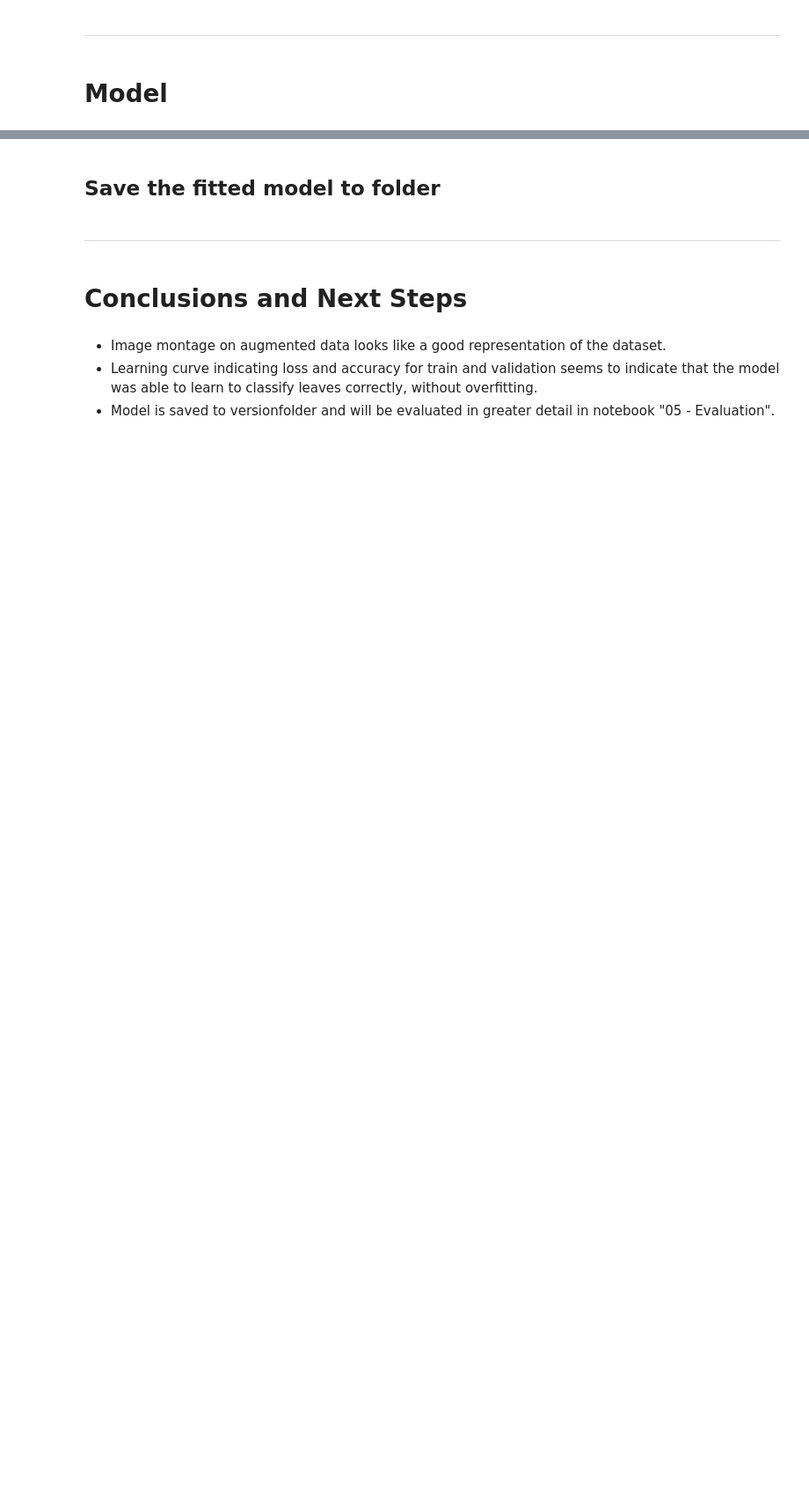
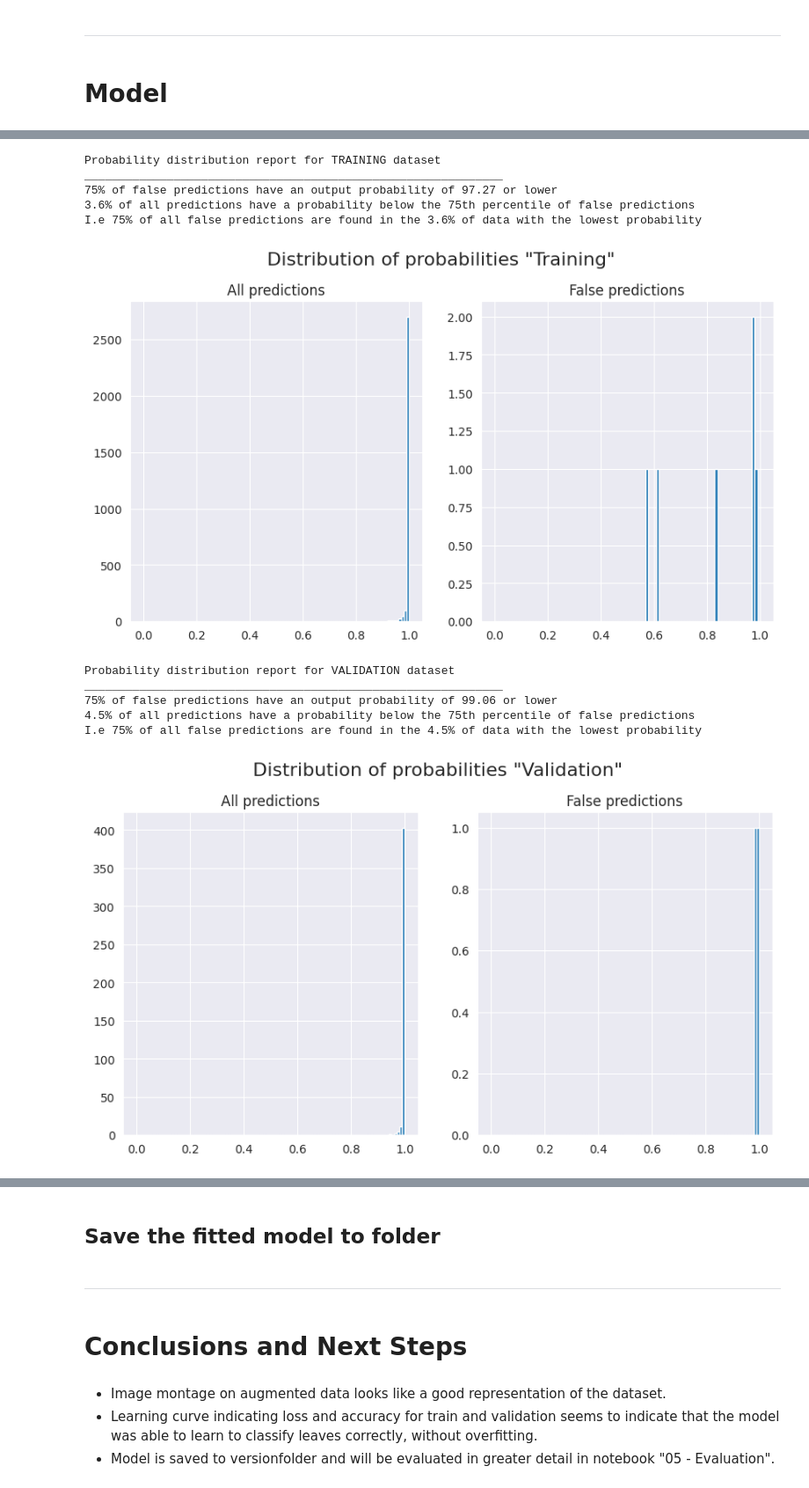
Before and after one commit to jensbrauer/Mildew-Detection-in-Cherry-Leaves, a Jupyter notebook: jupyter_notebooks/04 - Modelling.ipynb, the cells around one changed output, grey strips where cells are left out. Shown at 88% size. Saved outputs shown, nothing was run; the diff lists cells and outputs as text; code cells hidden in the pictures; blank space fills up the shorter version.

Commit message:
Add probability report

```diff
--- a/jupyter_notebooks/04 - Modelling.ipynb
+++ b/jupyter_notebooks/04 - Modelling.ipynb
@@ -275,0 +331,4 @@ KeyError: "None of [Index(['loss', 'val_loss'], dtype='object')] are in the [col
+# %%
+predicted_training = create_evaluation_report(augmented_training_data, 'TRAINING DATA')
+predicted_validation = create_evaluation_report(validation_data_object, 'VALIDATION DATA')
+predicted_test = create_evaluation_report(test_data_object, 'TEST DATA')
@@ -275,0 +353,66 @@ KeyError: "None of [Index(['loss', 'val_loss'], dtype='object')] are in the [col
+# %%
+from statistics import median
+
+
+def check_probability_meaning(predicted_set, data_object, name):
+
+    proba_for_all_pred = []
+    n_predictions_below_threshold = []
+    proba_for_false_pred = []
+
+    for false_pred in predicted_set[1]:
+        proba_for_false_pred.append(1 - min(false_pred[1]))
+
+    #Calculate the 75th percentile of the probabilities false predictions
+    # i.e where 75% of false predictions are below this probability
+    threshold = np.quantile(proba_for_false_pred, [0.75])[0]
+
+    #Collect all predictions that have a probability below the 75th percentile of false predictions
+    for pred in predicted_set[0]:
+        proba_for_all_pred.append(abs(1 - min(pred)))
+        if abs(1 - min(pred)) < threshold:
+            n_predictions_below_threshold.append(pred)
+
+
+
+    #Calculate the % of predictions that are below the 75th percentile of false prediction
+    ratio = round(((len(n_predictions_below_threshold) / data_object.n)*100),2)
+
+    print(f'Probability distribution report for {name.upper()} dataset')
+    print('_____________________________________________________________')
+    print(f'75% of false predictions have an output probability of {round(threshold*100, 2)} or lower')
+    print(f'{ratio}% of all predictions have a probability below the 75th percentile of false predictions')
+    print(f'I.e 75% of all false predictions are found in the {ratio}% of data with the lowest probability')
+
+    #Create figure to plot distribution of predictions across probabilities
+    bin = []
+    for i in range(0, 101):
+        if i == 0 :
+            bin.append(0)
+        else:
+            bin.append(i/100)
+
+    fig, axes = plt.subplots(nrows=1,ncols=2,figsize=(10,5))
+    axes[0].hist(proba_for_all_pred, bins=bin)
+    axes[0].set_title('All predictions')
+    axes[1].hist(proba_for_false_pred, bins=bin)
+    axes[1].set_title('False predictions')
+    fig.suptitle(f'Distribution of probabilities "{name}"', fontsize=16, y=1)
+    plt.show()
+
+check_probability_meaning(predicted_training, augmented_training_data, 'Training')
+check_probability_meaning(predicted_validation, validation_data_object, 'Validation')
+check_probability_meaning(predicted_test, test_data_object, 'Test')
+# %% [output]
+Probability distribution report for TRAINING dataset
+_____________________________________________________________
+75% of false predictions have an output probability of 97.27 or lower
+3.6% of all predictions have a probability below the 75th percentile of false predictions
+I.e 75% of all false predictions are found in the 3.6% of data with the lowest probability
+[figure, added]
+Probability distribution report for VALIDATION dataset
+_____________________________________________________________
+75% of false predictions have an output probability of 99.06 or lower
+4.5% of all predictions have a probability below the 75th percentile of false predictions
+I.e 75% of all false predictions are found in the 4.5% of data with the lowest probability
+[figure, added]
```
Also changed, not shown: parts of 14 cells of this notebook.
